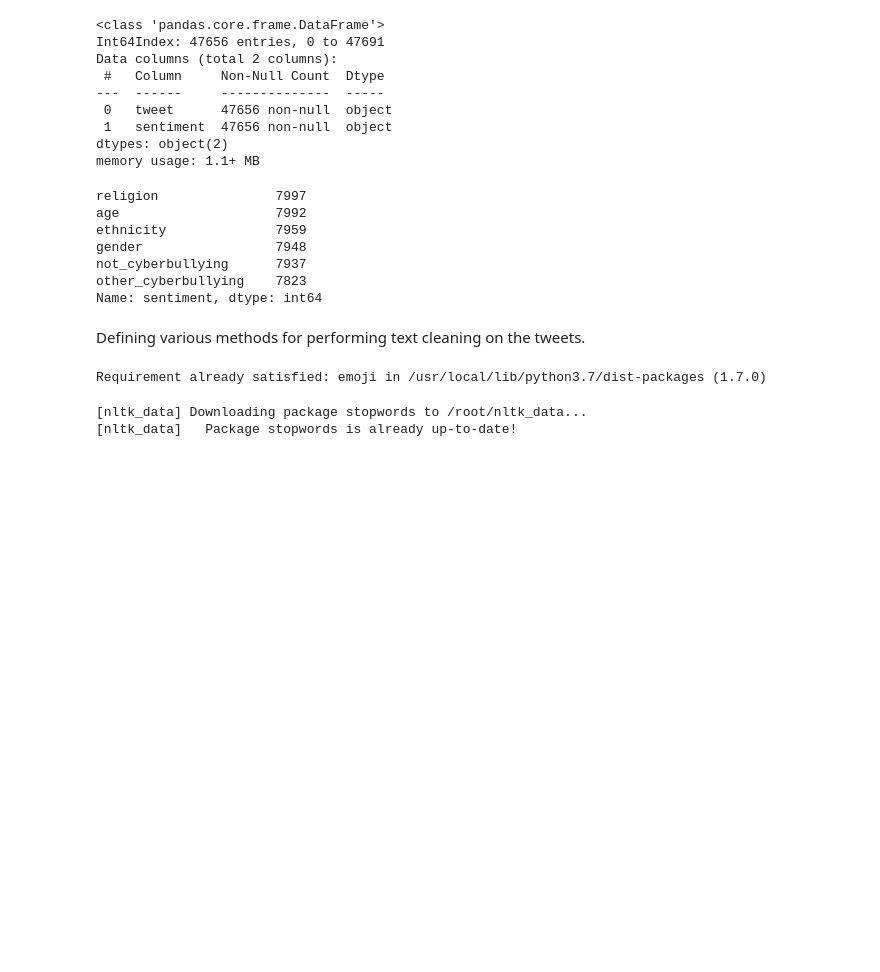
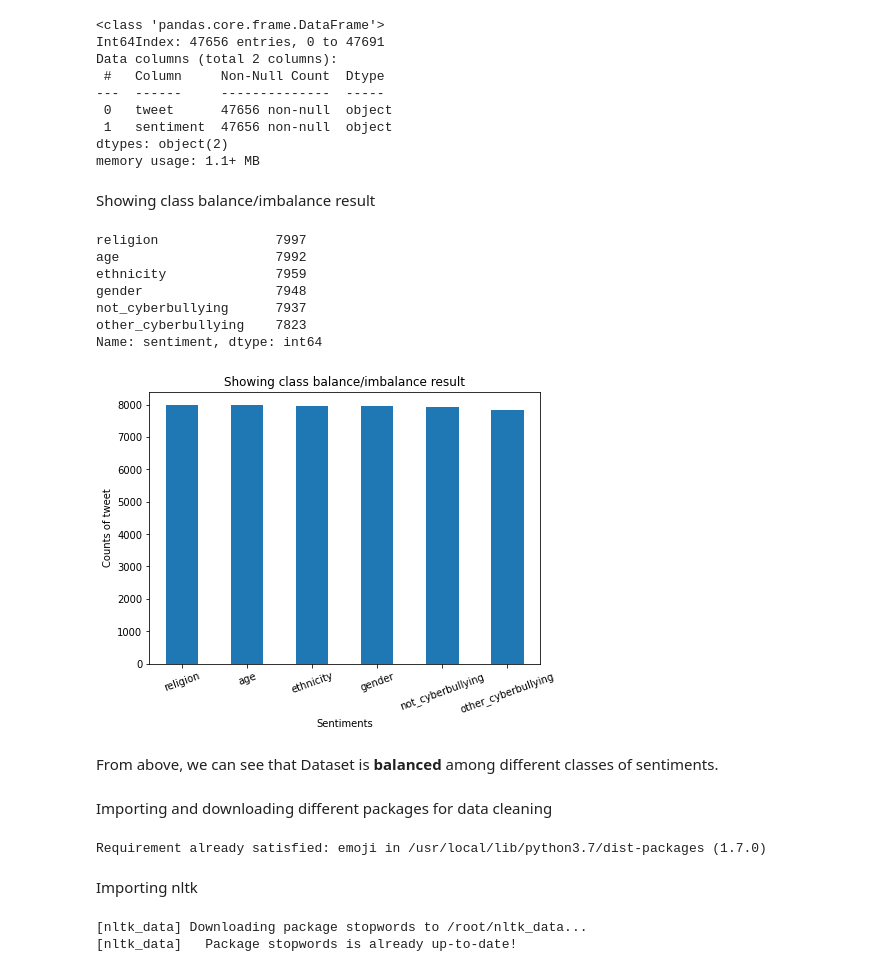
Before and after one commit to vishal19217/CyberBullying_Sentiment_Analysis, a Jupyter notebook: ML_Project_PreProcessing.ipynb, the cells around one changed output. Drawn from its saved outputs; the diff is of its cells as text; code cells hidden in the pictures; blank space fills up the shorter version.

```diff
--- a/ML_Project_PreProcessing.ipynb
+++ b/ML_Project_PreProcessing.ipynb
@@ -44,6 +58,8 @@ Data columns (total 2 columns):
  1   sentiment  47656 non-null  object
 dtypes: object(2)
 memory usage: 1.1+ MB
+# %% [markdown]
+Showing class balance/imbalance result
 # %%
 data.sentiment.value_counts()
 # %% [output]
@@ -54,11 +70,24 @@ gender                 7948
 not_cyberbullying      7937
 other_cyberbullying    7823
 Name: sentiment, dtype: int64
-# %% [markdown]
-Defining various methods for performing text cleaning on the tweets.
+# %%
+plt.figure(figsize=(7,5))
+plt.title('Showing class balance/imbalance result');
+data['sentiment'].value_counts().plot.bar(rot = 20);
+plt.xlabel('Sentiments');
+plt.ylabel('Counts of tweet');
+plt.show();
+# %% [output]
+[figure, added]
+# %% [markdown]
+From above, we can see that Dataset is **balanced** among different classes of sentiments.
+# %% [markdown]
+Importing and downloading different packages for data cleaning
 # %%
 pip install emoji
 # %% [output]
 Requirement already satisfied: emoji in /usr/local/lib/python3.7/dist-packages (1.7.0)
+# %% [markdown]
+Importing nltk
 # %%
 import nltk
```
Also changed, not shown: parts of 27 cells of this notebook.
